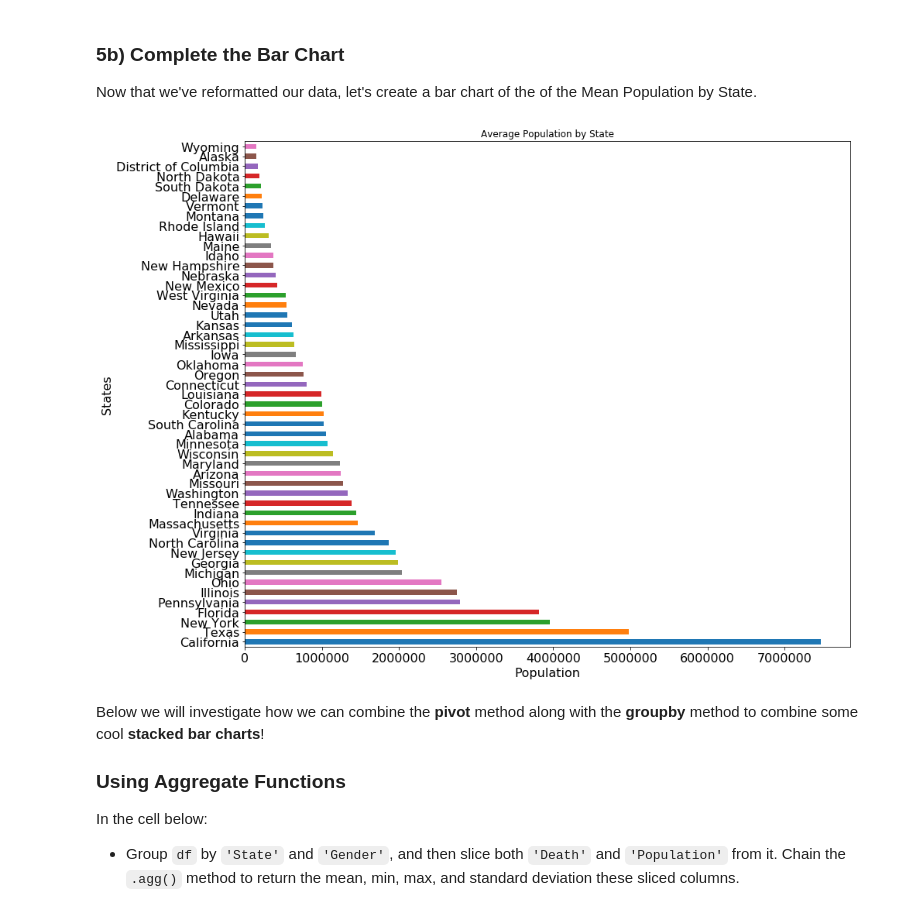
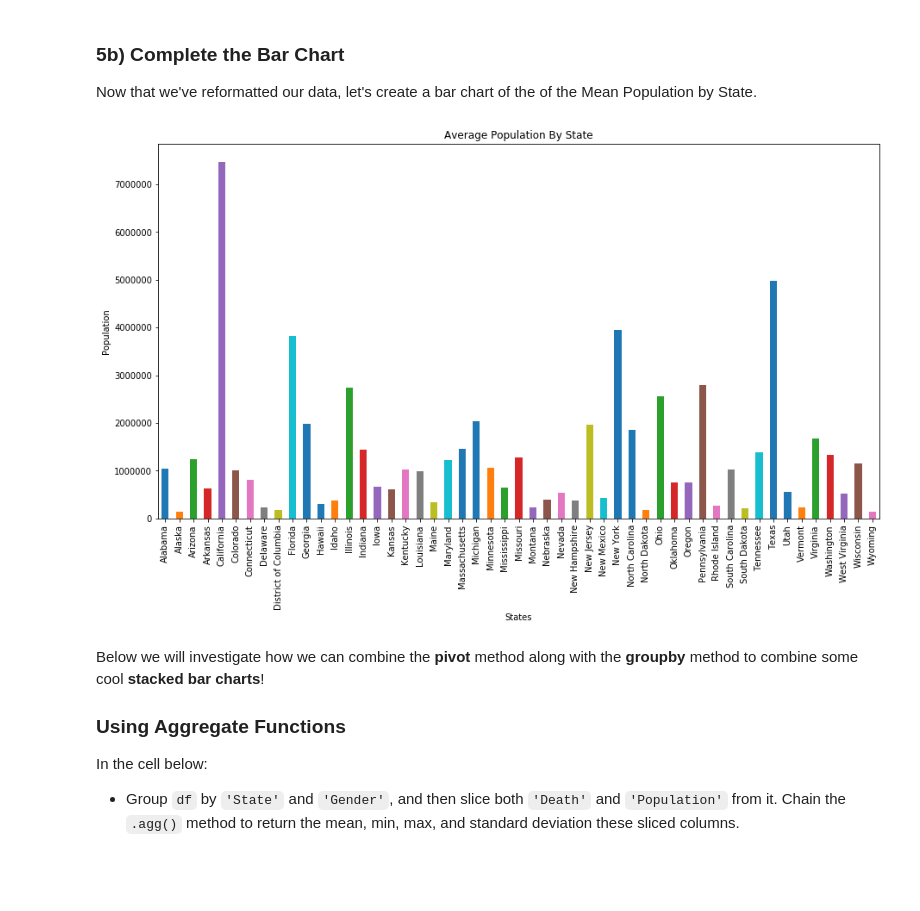
Before and after one commit to ingridhastings/dsc-0-04-12-pivot-tables-lab-online-ds-sp-000, a Jupyter notebook: index.ipynb, the cells around one changed output. Saved outputs shown, nothing was run; the diff lists cells and outputs as text; code cells hidden in the pictures; blank space fills up the shorter version.

```diff
--- a/index.ipynb
+++ b/index.ipynb
@@ -207,13 +181,13 @@ dtype('int64')
 
 Now that we've reformatted our data, let's create a bar chart of the of the Mean Population by State.
 # %%
-x = df.groupby('State')['Population'].mean().sort_values(ascending=False).plot(kind='barh', figsize=(14, 12), fontsize=16, legend=None, title="Average Population by State")
-
-x.set_xlabel("Population", fontsize=16)
-x.set_ylabel("States", fontsize=16)
+df.groupby('State')['Population'].mean().plot(kind='bar', figsize=(15, 8))
+plt.title('Average Population By State')
+plt.xlabel("States")
+plt.ylabel("Population")
 plt.show()
 # %% [output]
-[figure, old version]
+[figure, new version]
 # %% [markdown]
 Below we will investigate how we can combine the **pivot** method along with the **groupby** method to combine some cool **stacked bar charts**!
 
```
Also changed, not shown: parts of 20 cells of this notebook.
